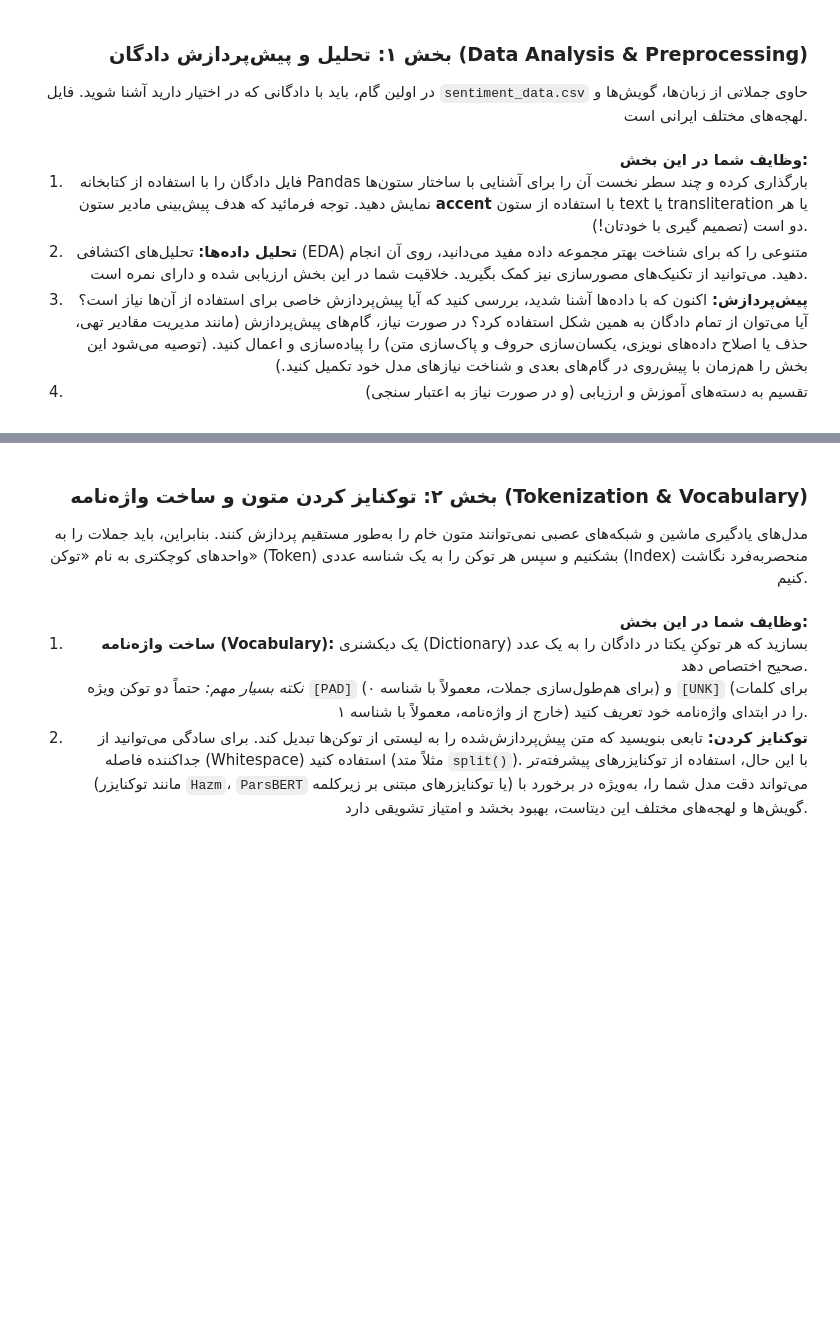
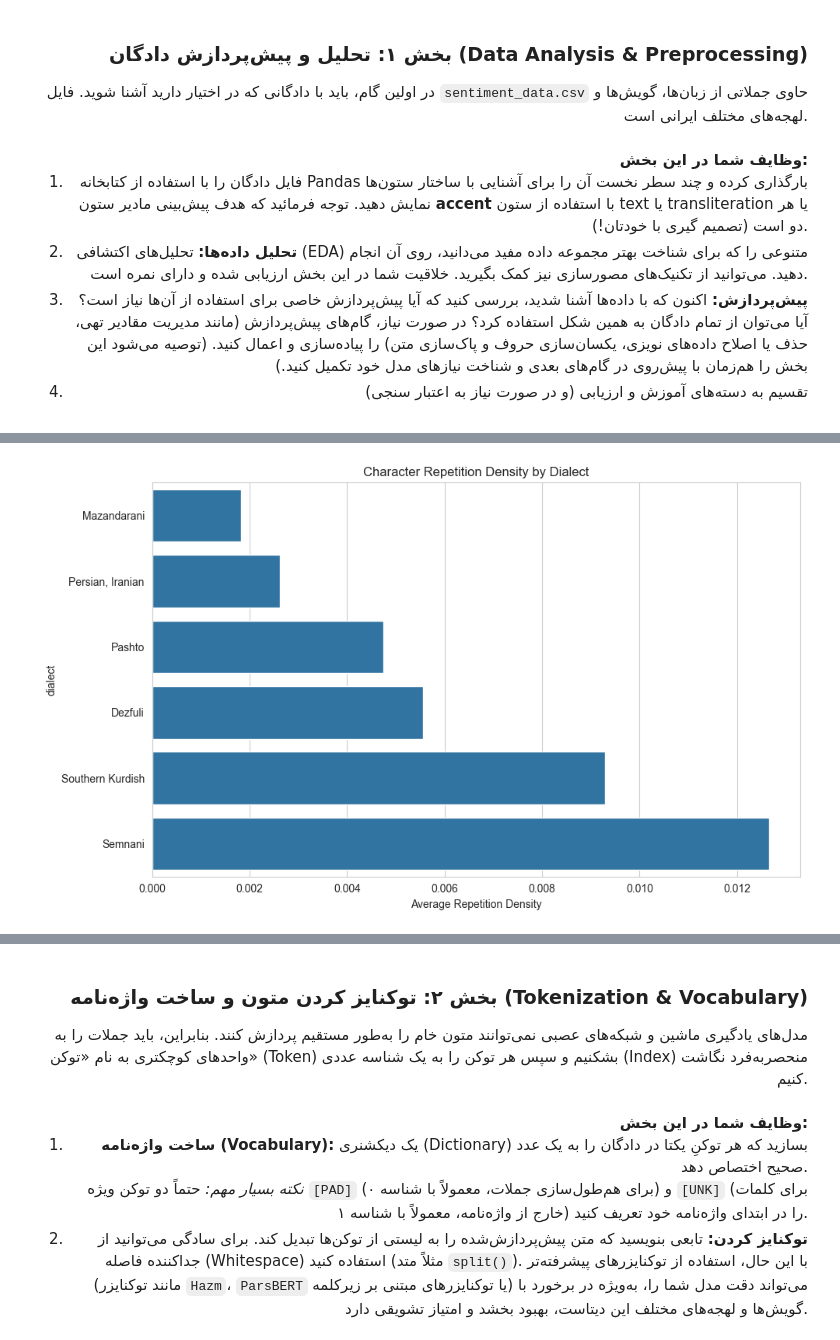
Before and after one commit to AmirhosseinRHT/Natural-Language-Processing-Projects, a Jupyter notebook: CA2/CA2.ipynb, the cells around one changed output, grey strips where cells are left out. Saved outputs shown, nothing was run; the diff lists cells and outputs as text; code cells hidden in the pictures; blank space fills up the shorter version.

```diff
--- a/CA2/CA2.ipynb
+++ b/CA2/CA2.ipynb
@@ -96,0 +166,25 @@ df.head()
+# %%
+fig, ax = plt.subplots(figsize=(10, 6))
+
+def repetition_density(text):
+    text = str(text)
+    if len(text) < 2:
+        return 0
+    repeats = sum(1 for i in range(len(text)-1) if text[i] == text[i+1])
+    return repeats / len(text)
+
+repetition_values = df['text'].dropna().apply(repetition_density)
+
+temp_df3 = df.dropna(subset=['text', 'dialect']).copy()
+temp_df3['repetition_density'] = repetition_values.loc[temp_df3.index]
+
+avg_repetition = temp_df3.groupby('dialect')['repetition_density'].mean().sort_values()
+
+sns.barplot(x=avg_repetition.values, y=avg_repetition.index, ax=ax)
+ax.set_title('Character Repetition Density by Dialect')
+ax.set_xlabel('Average Repetition Density')
+
+plt.tight_layout()
+plt.show()
+# %% [output]
+[figure, added]
```
Also changed, not shown: parts of 5 cells of this notebook, 1 other file.
